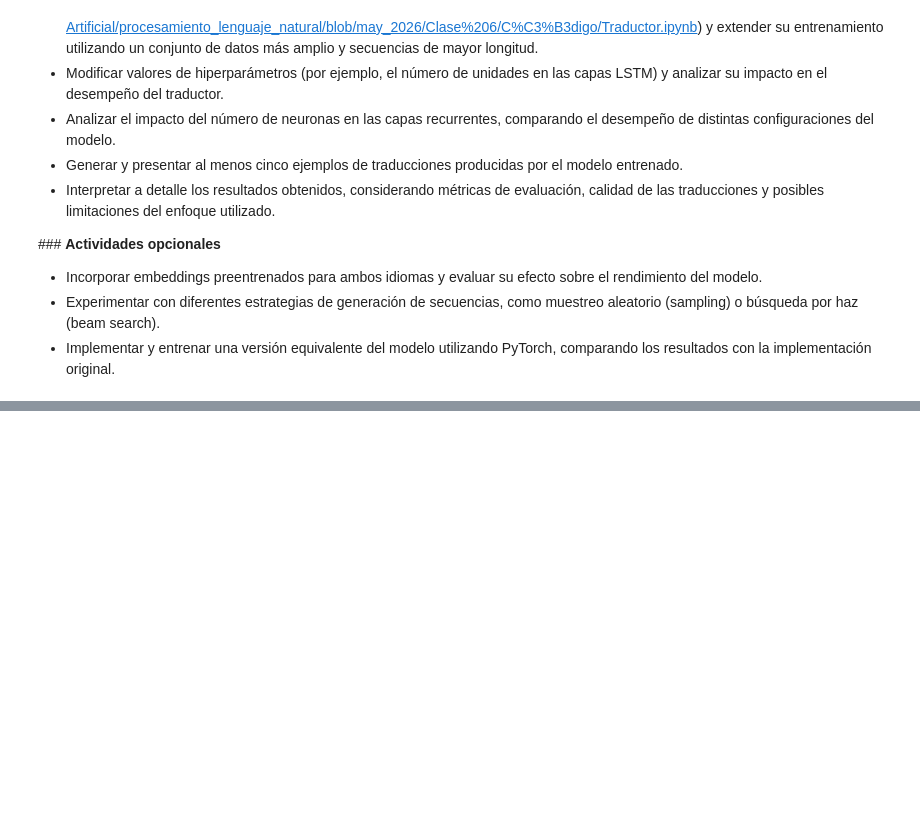
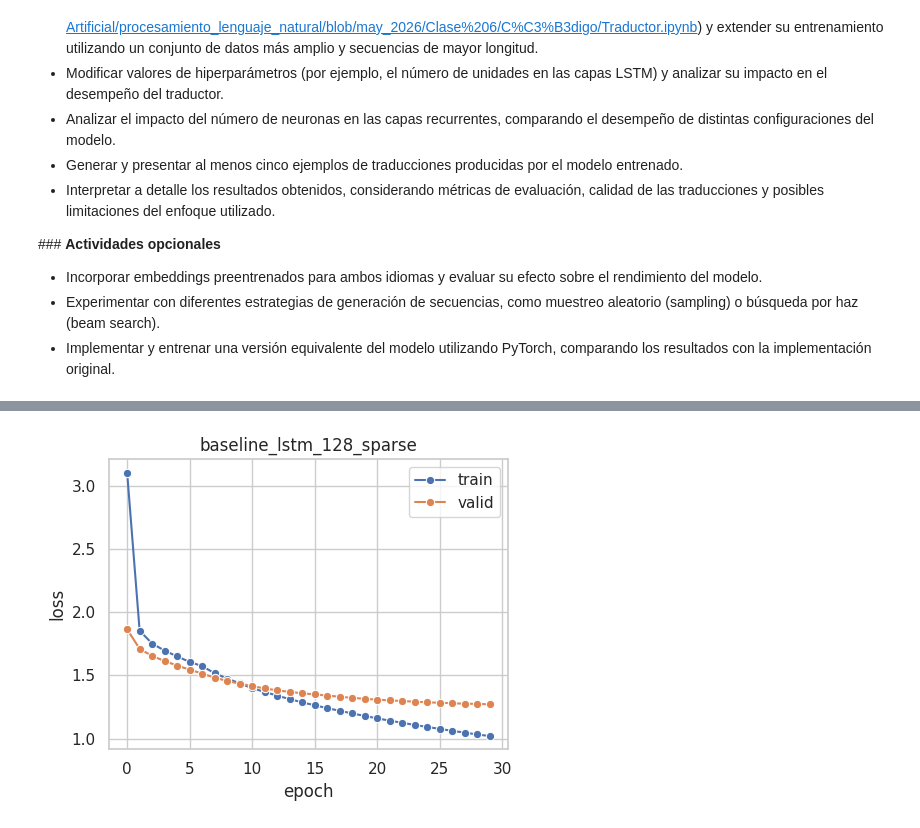
Before and after one commit to martinmw13/procesamiento_lenguaje_natural, a Jupyter notebook: Desafios/Desafio_4_.ipynb, the cells around one changed output, grey strips where cells are left out. Drawn from its saved outputs; the diff is of its cells as text; code cells hidden in the pictures; blank space fills up the shorter version.

```diff
--- a/Desafios/Desafio_4_.ipynb
+++ b/Desafios/Desafio_4_.ipynb
@@ -22,0 +716,5 @@
+# %%
+histories = load_histories([ACTIVE_CONFIG_NAME])
+plot_loss_vs_val_loss_by_config(histories)
+# %% [output]
+[figure, added]
```
Also changed, not shown: parts of 58 cells of this notebook.
